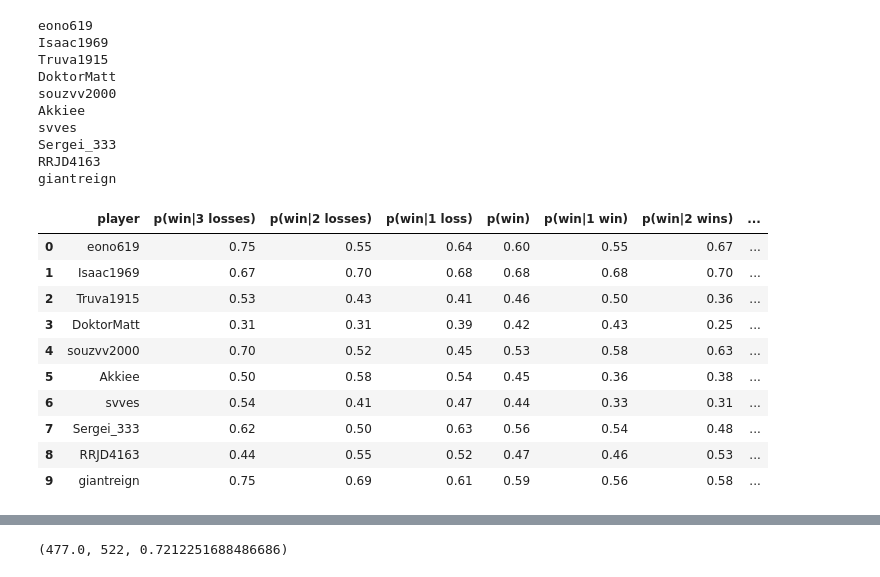
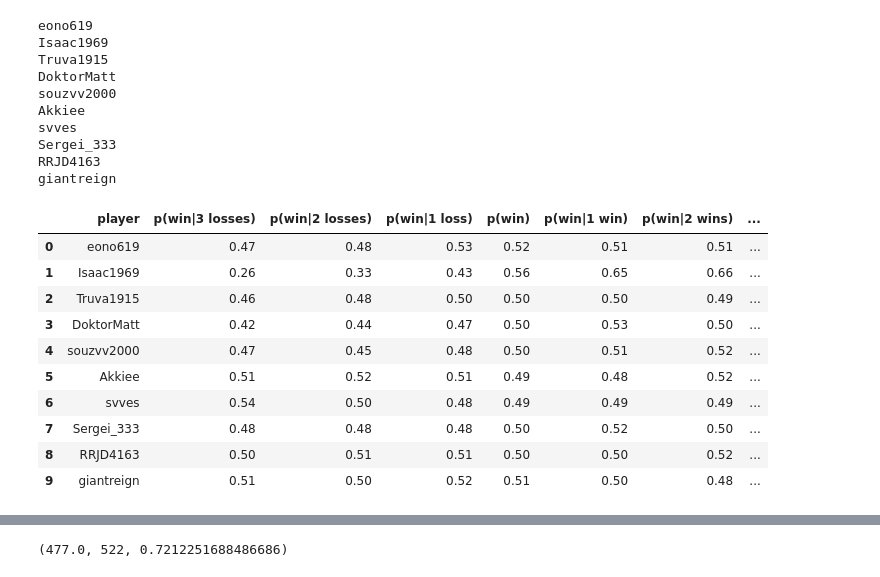
Before and after one commit to eonofrey/chess_hot_hand, a Jupyter notebook: chess_hot_hand_clean.ipynb, the cells around one changed output, grey strips where cells are left out. Cells and saved outputs as stored; diff of their text form; code cells hidden in the pictures.

```diff
--- a/chess_hot_hand_clean.ipynb
+++ b/chess_hot_hand_clean.ipynb
@@ -288,7 +300,7 @@ n_win_3 = []
 for player in intermediate_players:
     print(player)
     # Get data
-    df = get_games(player, 100)
+    df = get_games(player, 1500)
 
     # Clean, lag, add logic
     df = clean_df(df)
@@ -357,17 +369,20 @@ giantreign
 # %%
 probs_df = pd.DataFrame(d_probs)
 probs_df.columns = ['player', 'p(win|3 losses)', 'p(win|2 losses)', 'p(win|1 loss)', 'p(win)',
                    'p(win|1 win)', 'p(win|2 wins)', 'p(win|3 wins)', 'serial corr', 'pvalue']
-probs_df
+
+sizes_df = pd.DataFrame(d_sizes)
+sizes_df.columns = ['player', 'p(win|3 losses)', 'p(win|2 losses)', 'p(win|1 loss)', 'p(win)',
+                   'p(win|1 win)', 'p(win|2 wins)', 'p(win|3 wins)', 'serial corr', 'pvalue']
 # %% [output]
 |  | player | p(win|3 losses) | p(win|2 losses) | p(win|1 loss) | p(win) | p(win|1 win) | p(win|2 wins) | ... |
-| 0 | eono619 | 0.75 | 0.55 | 0.64 | 0.60 | 0.55 | 0.67 | ... |
-| 1 | Isaac1969 | 0.67 | 0.70 | 0.68 | 0.68 | 0.68 | 0.70 | ... |
-| 2 | Truva1915 | 0.53 | 0.43 | 0.41 | 0.46 | 0.50 | 0.36 | ... |
-| 3 | DoktorMatt | 0.31 | 0.31 | 0.39 | 0.42 | 0.43 | 0.25 | ... |
-| 4 | souzvv2000 | 0.70 | 0.52 | 0.45 | 0.53 | 0.58 | 0.63 | ... |
-| 5 | Akkiee | 0.50 | 0.58 | 0.54 | 0.45 | 0.36 | 0.38 | ... |
-| 6 | svves | 0.54 | 0.41 | 0.47 | 0.44 | 0.33 | 0.31 | ... |
-| 7 | Sergei_333 | 0.62 | 0.50 | 0.63 | 0.56 | 0.54 | 0.48 | ... |
-| 8 | RRJD4163 | 0.44 | 0.55 | 0.52 | 0.47 | 0.46 | 0.53 | ... |
-| 9 | giantreign | 0.75 | 0.69 | 0.61 | 0.59 | 0.56 | 0.58 | ... |
+| 0 | eono619 | 0.47 | 0.48 | 0.53 | 0.52 | 0.51 | 0.51 | ... |
+| 1 | Isaac1969 | 0.26 | 0.33 | 0.43 | 0.56 | 0.65 | 0.66 | ... |
+| 2 | Truva1915 | 0.46 | 0.48 | 0.50 | 0.50 | 0.50 | 0.49 | ... |
+| 3 | DoktorMatt | 0.42 | 0.44 | 0.47 | 0.50 | 0.53 | 0.50 | ... |
+| 4 | souzvv2000 | 0.47 | 0.45 | 0.48 | 0.50 | 0.51 | 0.52 | ... |
+| 5 | Akkiee | 0.51 | 0.52 | 0.51 | 0.49 | 0.48 | 0.52 | ... |
+| 6 | svves | 0.54 | 0.50 | 0.48 | 0.49 | 0.49 | 0.49 | ... |
+| 7 | Sergei_333 | 0.48 | 0.48 | 0.48 | 0.50 | 0.52 | 0.50 | ... |
+| 8 | RRJD4163 | 0.50 | 0.51 | 0.51 | 0.50 | 0.50 | 0.52 | ... |
+| 9 | giantreign | 0.51 | 0.50 | 0.52 | 0.51 | 0.50 | 0.48 | ... |
```
Also changed, not shown: parts of 15 cells of this notebook.
